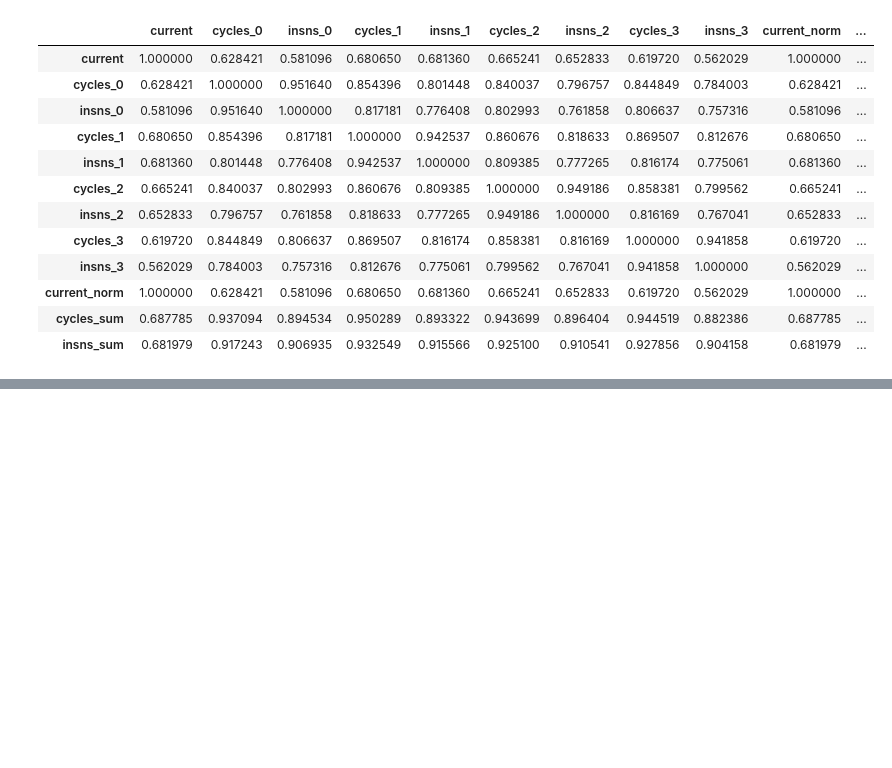
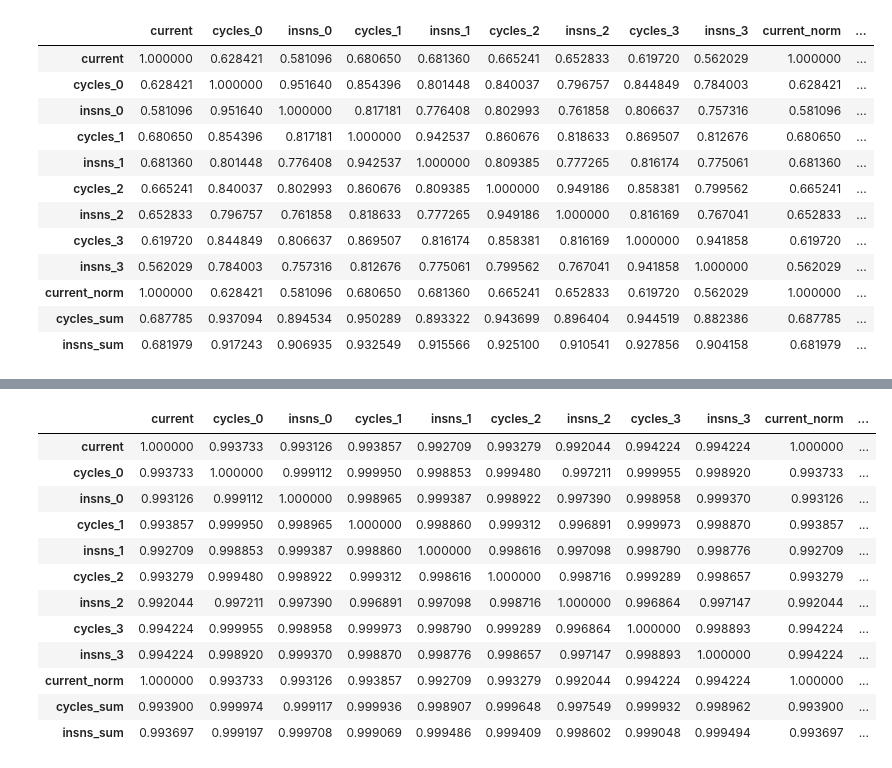
Before and after one commit to radshield/raspi-sel, a Jupyter notebook: analysis/cycles.ipynb, the cells around one changed output, grey strips where cells are left out. Saved outputs shown, nothing was run; the diff lists cells and outputs as text; code cells hidden in the pictures; blank space fills up the shorter version.

```diff
--- a/analysis/cycles.ipynb
+++ b/analysis/cycles.ipynb
@@ -315,0 +348,16 @@ fftw_df.drop('time', axis=1).corr()
+# %%
+cpu_df.drop('time', axis=1).corr()
+# %% [output]
+|  | current | cycles_0 | insns_0 | cycles_1 | insns_1 | cycles_2 | insns_2 | cycles_3 | insns_3 | current_norm | ... |
+| current | 1.000000 | 0.993733 | 0.993126 | 0.993857 | 0.992709 | 0.993279 | 0.992044 | 0.994224 | 0.994224 | 1.000000 | ... |
+| cycles_0 | 0.993733 | 1.000000 | 0.999112 | 0.999950 | 0.998853 | 0.999480 | 0.997211 | 0.999955 | 0.998920 | 0.993733 | ... |
+| insns_0 | 0.993126 | 0.999112 | 1.000000 | 0.998965 | 0.999387 | 0.998922 | 0.997390 | 0.998958 | 0.999370 | 0.993126 | ... |
+| cycles_1 | 0.993857 | 0.999950 | 0.998965 | 1.000000 | 0.998860 | 0.999312 | 0.996891 | 0.999973 | 0.998870 | 0.993857 | ... |
+| insns_1 | 0.992709 | 0.998853 | 0.999387 | 0.998860 | 1.000000 | 0.998616 | 0.997098 | 0.998790 | 0.998776 | 0.992709 | ... |
+| cycles_2 | 0.993279 | 0.999480 | 0.998922 | 0.999312 | 0.998616 | 1.000000 | 0.998716 | 0.999289 | 0.998657 | 0.993279 | ... |
+| insns_2 | 0.992044 | 0.997211 | 0.997390 | 0.996891 | 0.997098 | 0.998716 | 1.000000 | 0.996864 | 0.997147 | 0.992044 | ... |
+| cycles_3 | 0.994224 | 0.999955 | 0.998958 | 0.999973 | 0.998790 | 0.999289 | 0.996864 | 1.000000 | 0.998893 | 0.994224 | ... |
+| insns_3 | 0.994224 | 0.998920 | 0.999370 | 0.998870 | 0.998776 | 0.998657 | 0.997147 | 0.998893 | 1.000000 | 0.994224 | ... |
+| current_norm | 1.000000 | 0.993733 | 0.993126 | 0.993857 | 0.992709 | 0.993279 | 0.992044 | 0.994224 | 0.994224 | 1.000000 | ... |
+| cycles_sum | 0.993900 | 0.999974 | 0.999117 | 0.999936 | 0.998907 | 0.999648 | 0.997549 | 0.999932 | 0.998962 | 0.993900 | ... |
+| insns_sum | 0.993697 | 0.999197 | 0.999708 | 0.999069 | 0.999486 | 0.999409 | 0.998602 | 0.999048 | 0.999494 | 0.993697 | ... |
```
Also changed, not shown: parts of 2 cells of this notebook, 1 other file.
